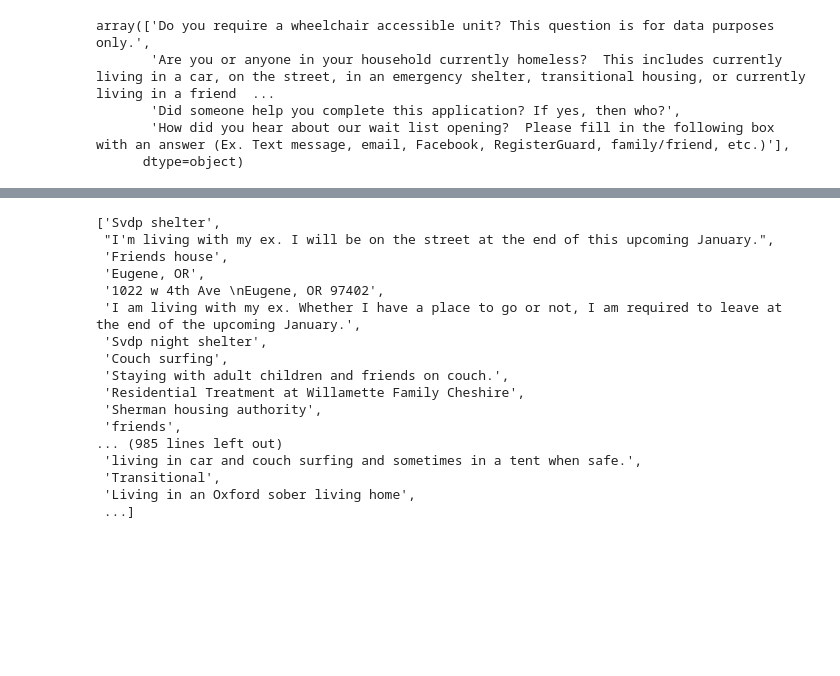
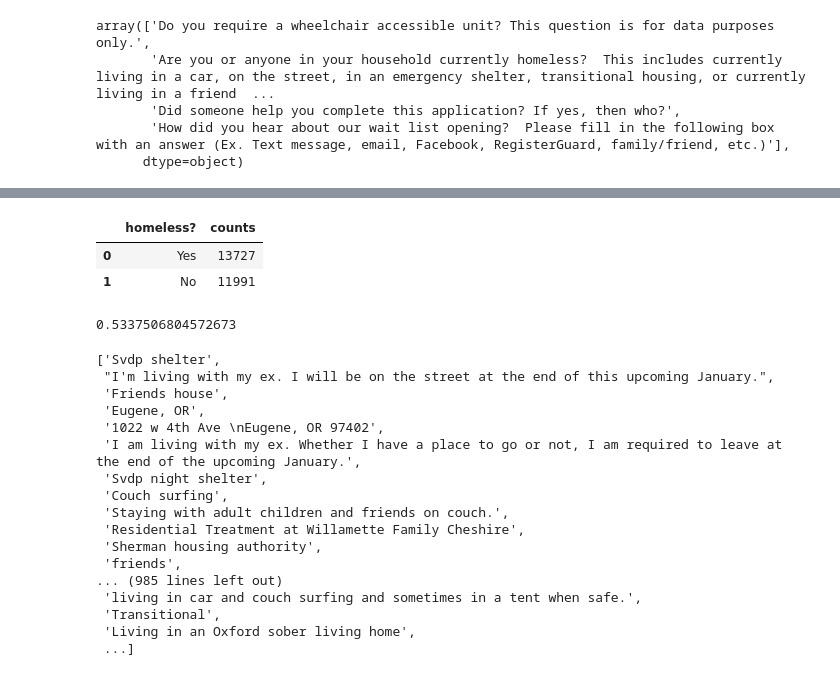
Before and after one commit to dongmeic/LCOG_support, a Jupyter notebook: Lane/hfg_question_history.ipynb, the cells around one changed output, grey strips where cells are left out. Drawn from its saved outputs; the diff is of its cells as text; code cells hidden in the pictures; blank space fills up the shorter version.

```diff
--- a/Lane/hfg_question_history.ipynb
+++ b/Lane/hfg_question_history.ipynb
@@ -28,3 +41,13 @@ aqh[aqh.Preference=='P5']['Answer'].value_counts().rename_axis('wheelchair?').re
+# %%
+aqh[aqh.Preference=='P7']['Answer'].value_counts().rename_axis('homeless?').reset_index(name='counts')
+# %% [output]
+|  | homeless? | counts |
+| 0 | Yes | 13727 |
+| 1 | No | 11991 |
+# %%
+13727/(13727+11991)
+# %% [output]
+0.5337506804572673
 # %%
 list(aqh.loc[(aqh.Preference=='P7') & (aqh.Answer=='Yes'), 'Response'].unique())
 # %% [output]
```
Also changed, not shown: parts of 31 cells of this notebook, 4 other files.
